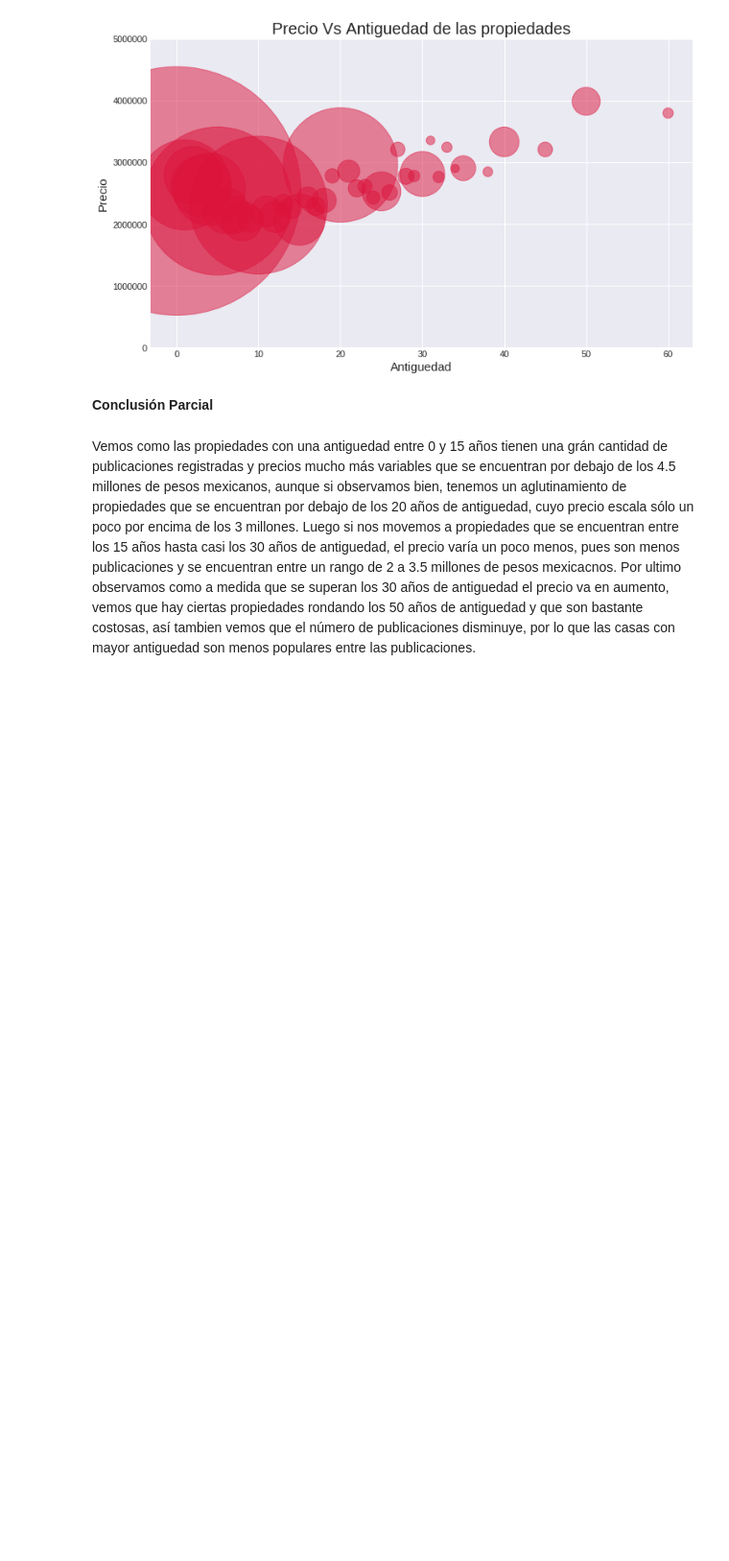
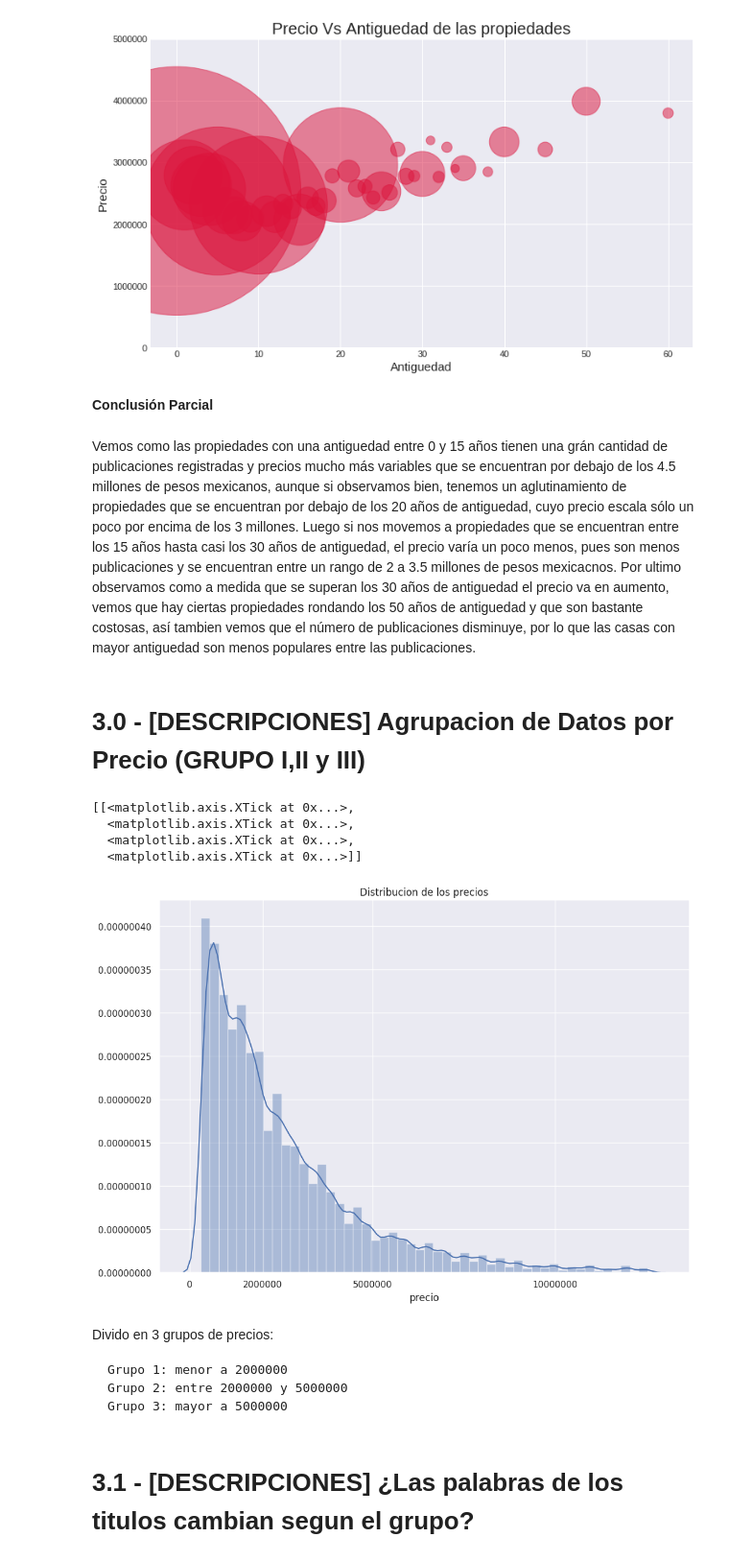
Before and after one commit to luctiz/Grupo43-TP1, a Jupyter notebook: TP1.ipynb, the cells around one changed output. Shown at 96% size. Drawn from its saved outputs; the diff is of its cells as text; code cells hidden in the pictures; blank space fills up the shorter version.

```diff
--- a/TP1.ipynb
+++ b/TP1.ipynb
@@ -315,3 +315,5 @@ plt.show()
 **Conclusión Parcial**
 # %% [markdown]
 Vemos como las propiedades con una antiguedad entre 0 y 15 años tienen una grán cantidad de publicaciones registradas y precios mucho más variables que se encuentran por debajo de los 4.5 millones de pesos mexicanos, aunque si observamos bien, tenemos un aglutinamiento de propiedades que se encuentran por debajo de los 20 años de antiguedad, cuyo precio escala sólo un poco por encima de los 3 millones. Luego si nos movemos a propiedades que se encuentran entre los 15 años hasta casi los 30 años de antiguedad, el precio varía un poco menos, pues son menos publicaciones y se encuentran entre un rango de 2 a 3.5 millones de pesos mexicacnos. Por ultimo observamos como a medida que se superan los 30 años de antiguedad el precio va en aumento, vemos que hay ciertas propiedades rondando los 50 años de antiguedad y que son bastante costosas, así tambien vemos que el número de publicaciones disminuye, por lo que las casas con mayor antiguedad son menos populares entre las publicaciones.
+# %% [markdown]
+# 3.0 - [DESCRIPCIONES] Agrupacion de Datos por Precio (GRUPO I,II y III)
@@ -317,0 +322,30 @@ Vemos como las propiedades con una antiguedad entre 0 y 15 años tienen una grá
+# %%
+%matplotlib inline
+
+plt.style.use('default') # haciendo los graficos un poco mas bonitos en matplotlib
+plt.rcParams['figure.figsize'] = (10, 6)
+
+sns.set(style="whitegrid") # seteando tipo de grid en seaborn
+
+sns.set(rc={'figure.figsize':(11.7,8.27)})
+# %%
+ax = plt.gca()
+ax.get_xaxis().get_major_formatter().set_scientific(False)
+ax.get_yaxis().get_major_formatter().set_scientific(False)
+plot=sns.distplot(df['precio'])
+plot.set_title("Distribucion de los precios")
+plot.set(xticks=(0,2000000,5000000,10000000))
+# %% [output]
+[[<matplotlib.axis.XTick at 0x...>,
+  <matplotlib.axis.XTick at 0x...>,
+  <matplotlib.axis.XTick at 0x...>,
+  <matplotlib.axis.XTick at 0x...>]]
+[figure, added]
+# %% [markdown]
+
+
+Divido en 3 grupos de precios:
+
+    Grupo 1: menor a 2000000
+    Grupo 2: entre 2000000 y 5000000
+    Grupo 3: mayor a 5000000
@@ -317,0 +358,2 @@ Vemos como las propiedades con una antiguedad entre 0 y 15 años tienen una grá
+# %% [markdown]
+# 3.1 - [DESCRIPCIONES] ¿Las palabras de los titulos cambian segun el grupo?
```
Also changed, not shown: parts of 49 cells of this notebook.
